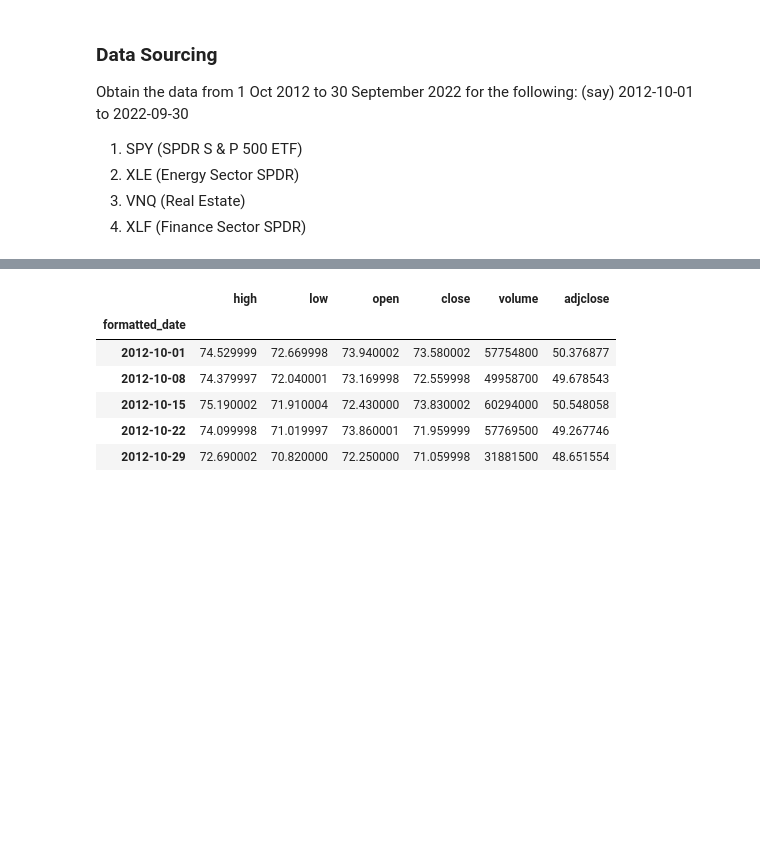
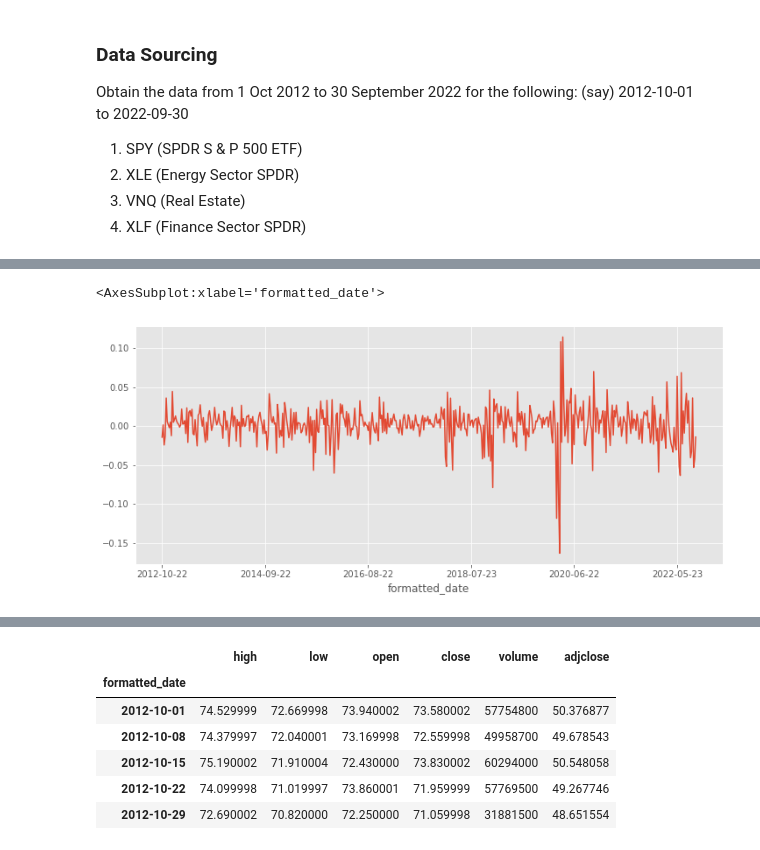
Before and after one commit to krishxx/wqumscfin, a Jupyter notebook: src/MScFE_Capstone.ipynb, the cells around one changed output, grey strips where cells are left out. Drawn from its saved outputs; the diff is of its cells as text; code cells hidden in the pictures; blank space fills up the shorter version.

```diff
--- a/src/MScFE_Capstone.ipynb
+++ b/src/MScFE_Capstone.ipynb
@@ -34,0 +50,11 @@ ax.plot(spy_df['adjclose']);
+# %%
+rec_count=15000
+spy_df['log_ret'] = np.log(spy_df['adjclose'])-np.log(spy_df['adjclose'].shift(1))
+spy_df.dropna(inplace = True)
+spy_df=spy_df[-rec_count:]
+stock_returns = spy_df.log_ret
+# %%
+stock_returns.plot(figsize=(12,5))
+# %% [output]
+<AxesSubplot:xlabel='formatted_date'>
+[figure, added]
```
Also changed, not shown: parts of 21 cells of this notebook.
